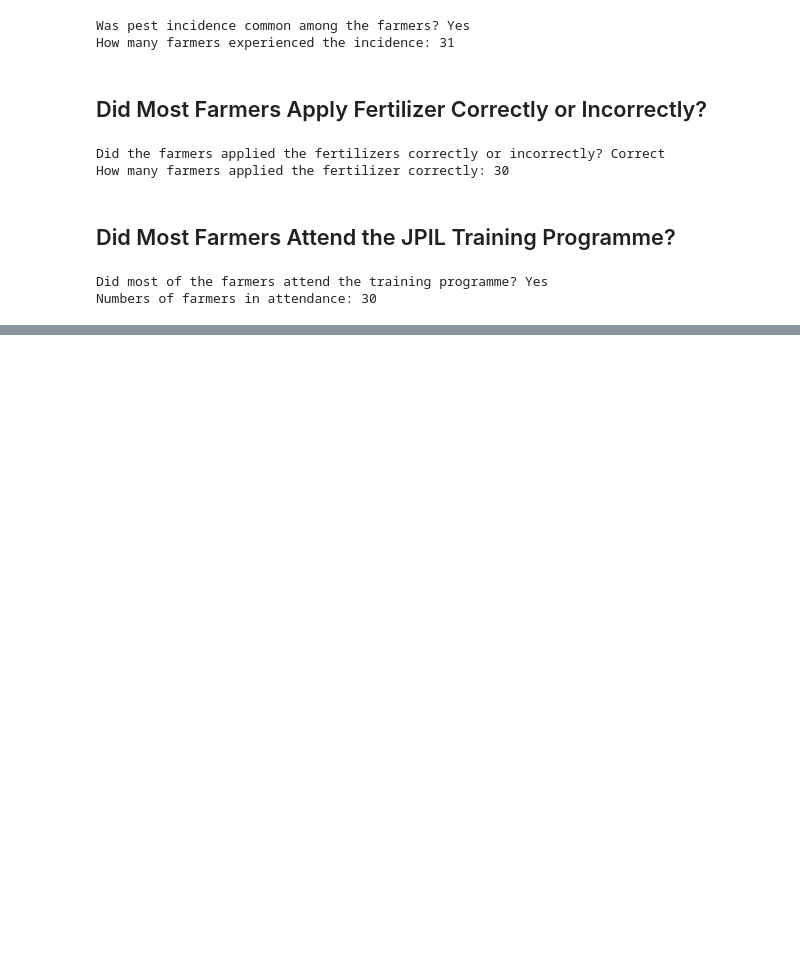
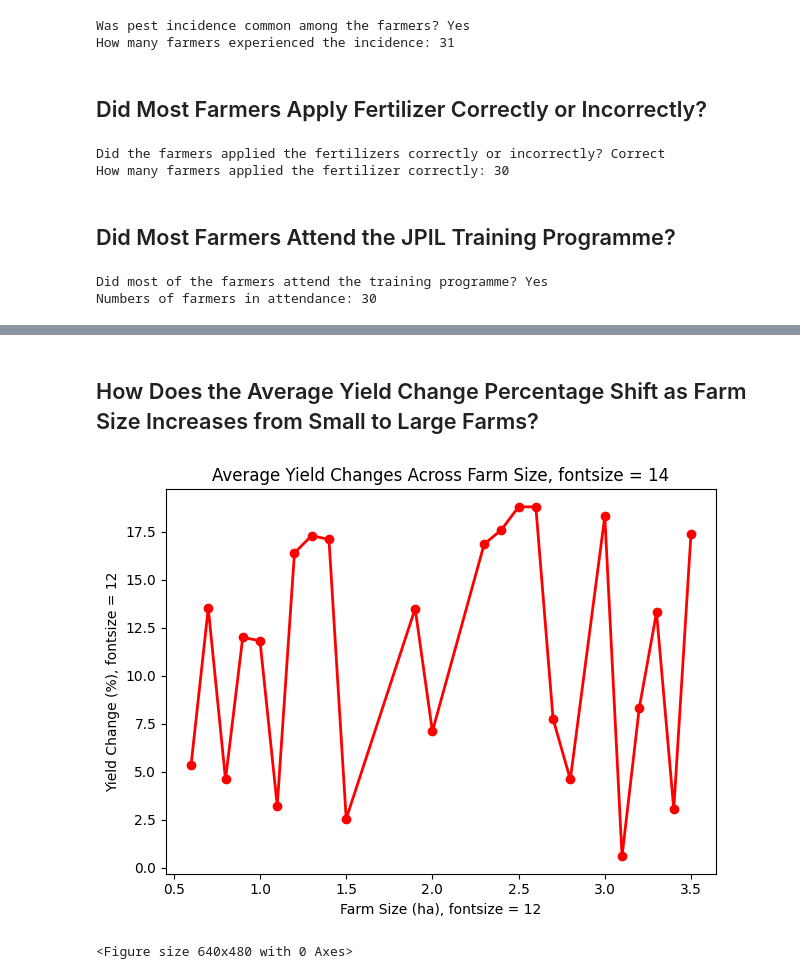
Before and after one commit to best-dave/AGRIC_DATA_ANALYSIS, a Jupyter notebook: farm_analysis.ipynb, the cells around one changed output, grey strips where cells are left out. Drawn from its saved outputs; the diff is of its cells as text; code cells hidden in the pictures; blank space fills up the shorter version.

```diff
--- a/farm_analysis.ipynb
+++ b/farm_analysis.ipynb
@@ -143,0 +185,20 @@ Numbers of farmers in attendance: 30
+# %% [markdown]
+## How Does the Average Yield Change Percentage Shift as Farm Size Increases from Small to Large Farms?
+# %%
+Avg_yield_change = df.groupby("Farm Size (ha)")["Yield Change (%)"].mean().round(2)
+
+Avg_yield_change.plot(
+    kind = "line",
+    color = "red",
+    marker = "o",
+    linewidth = 2
+)
+plt.title("Average Yield Changes Across Farm Size, fontsize = 14")
+plt.xlabel("Farm Size (ha), fontsize = 12")
+plt.ylabel("Yield Change (%), fontsize = 12")
+plt.tight_layout()
+plt.show()
+plt.savefig("Trend Between Farm size and Yield Change")
+# %% [output]
+[figure, added]
+<Figure size 640x480 with 0 Axes>
```
Also changed, not shown: parts of 4 cells of this notebook, 5 other files.
